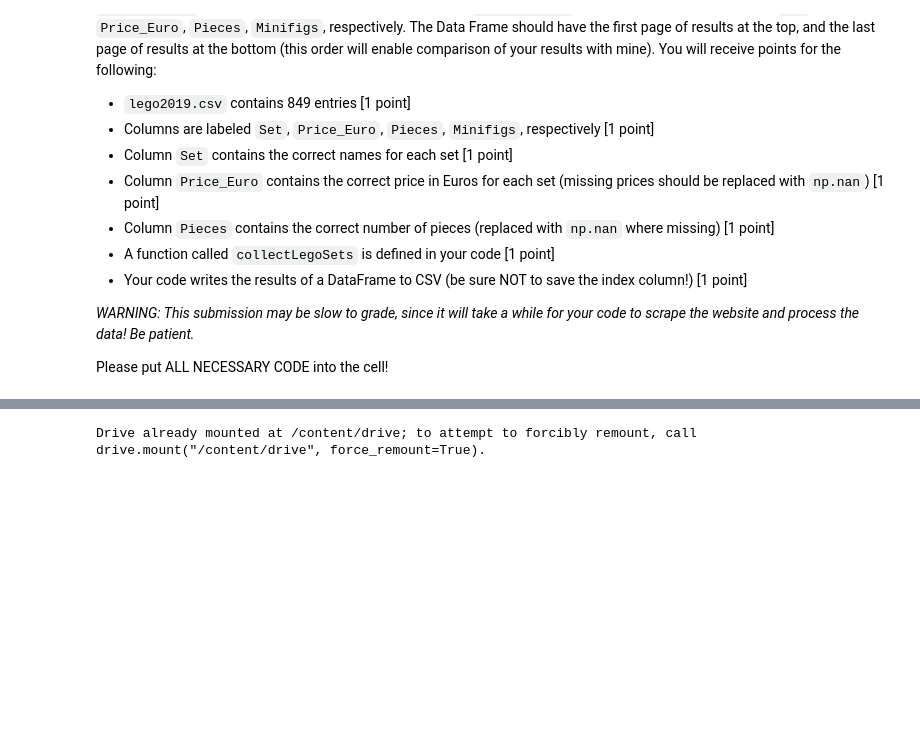
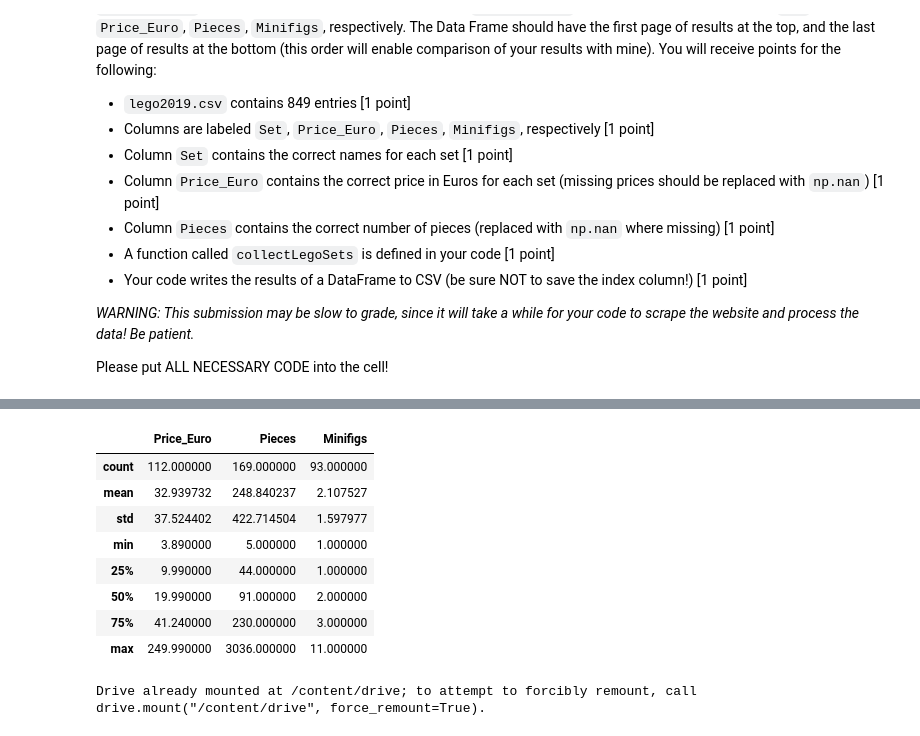
Before and after one commit to IgnacioRuelas/econ8320-assignment-07, a Jupyter notebook: Lesson.ipynb, the cells around one changed output, grey strips where cells are left out. Saved outputs shown, nothing was run; the diff lists cells and outputs as text; code cells hidden in the pictures; blank space fills up the shorter version.

```diff
--- a/Lesson.ipynb
+++ b/Lesson.ipynb
@@ -1132,3 +1154,15 @@ https://brickset.com/sets/year-2019/page-6
+# %%
+data.describe()
+# %% [output]
+|  | Price_Euro | Pieces | Minifigs |
+| count | 112.000000 | 169.000000 | 93.000000 |
+| mean | 32.939732 | 248.840237 | 2.107527 |
+| std | 37.524402 | 422.714504 | 1.597977 |
+| min | 3.890000 | 5.000000 | 1.000000 |
+| 25% | 9.990000 | 44.000000 | 1.000000 |
+| 50% | 19.990000 | 91.000000 | 2.000000 |
+| 75% | 41.240000 | 230.000000 | 3.000000 |
+| max | 249.990000 | 3036.000000 | 11.000000 |
 # %%
 from google.colab import drive
 drive.mount('/content/drive')
```
Also changed, not shown: parts of 3 cells of this notebook.
